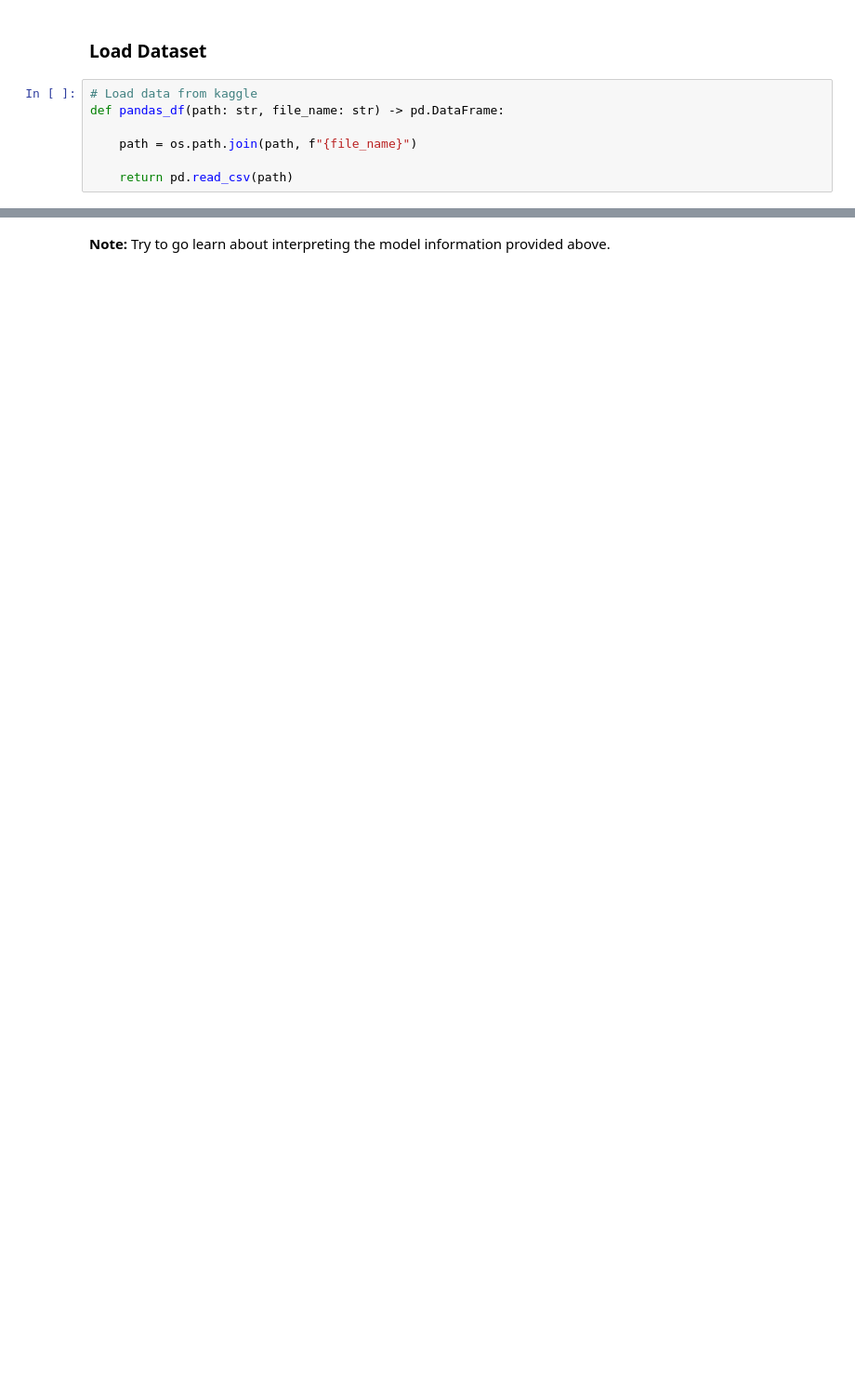
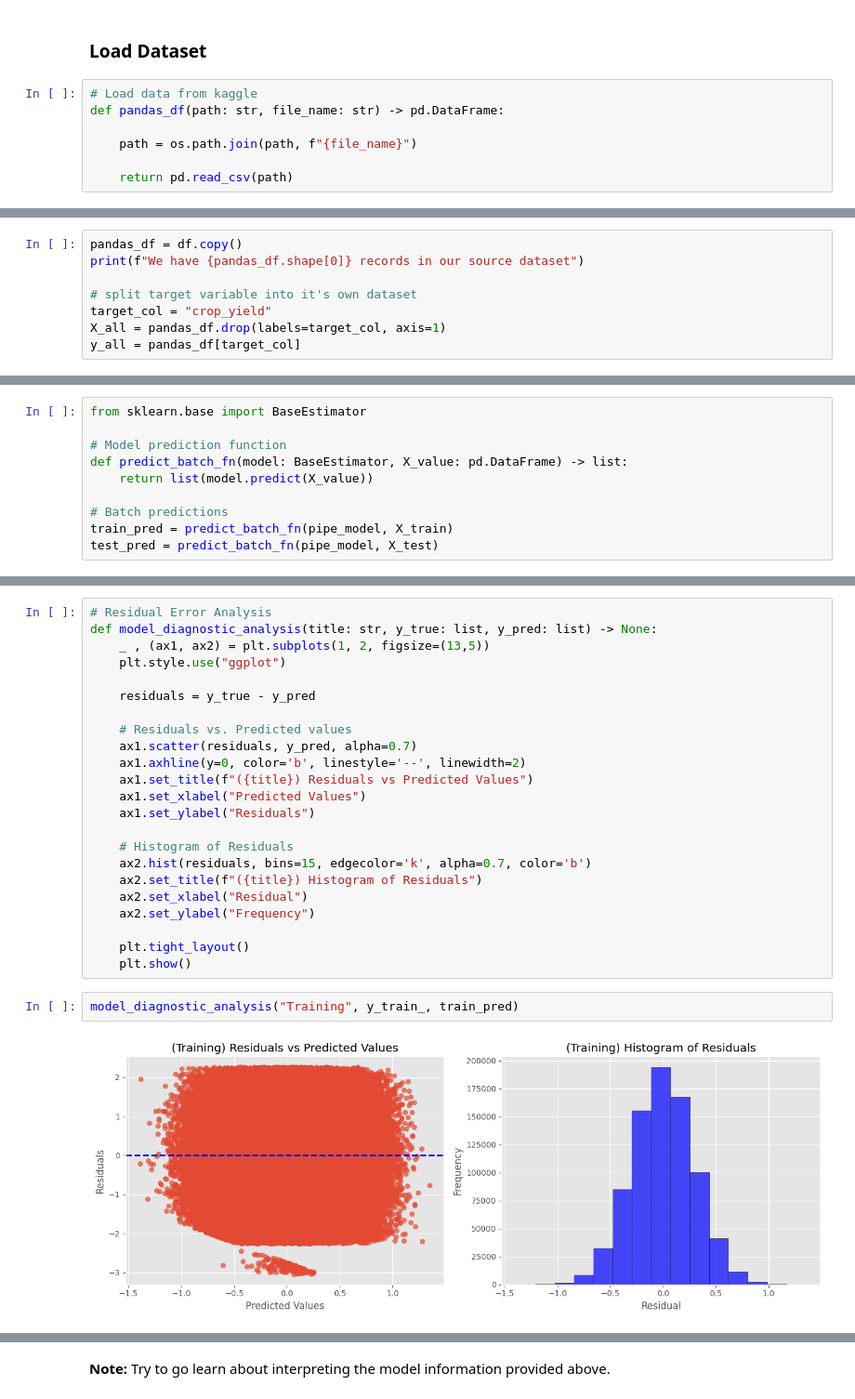
Before and after one commit to SupervisedLearning/regression-crop-yield, a Jupyter notebook: notebook_dev.ipynb, the cells around one changed output, grey strips where cells are left out. Shown: that part at 93% size. Cells and saved outputs as stored; diff of their text form; blank space fills up the shorter version.

```diff
--- a/notebook_dev.ipynb
+++ b/notebook_dev.ipynb
@@ -46,0 +56,8 @@ df.head()
+# %%
+pandas_df = df.copy()
+print(f"We have {pandas_df.shape[0]} records in our source dataset")
+
+# split target variable into it's own dataset
+target_col = "crop_yield"
+X_all = pandas_df.drop(labels=target_col, axis=1)
+y_all = pandas_df[target_col]
@@ -179,0 +149,10 @@ plt.show()
+# %%
+from sklearn.base import BaseEstimator
+
+# Model prediction function
+def predict_batch_fn(model: BaseEstimator, X_value: pd.DataFrame) -> list:
+    return list(model.predict(X_value))
+
+# Batch predictions
+train_pred = predict_batch_fn(pipe_model, X_train)
+test_pred = predict_batch_fn(pipe_model, X_test)
@@ -179,0 +185,27 @@ plt.show()
+# %%
+# Residual Error Analysis
+def model_diagnostic_analysis(title: str, y_true: list, y_pred: list) -> None:
+    _ , (ax1, ax2) = plt.subplots(1, 2, figsize=(13,5))
+    plt.style.use("ggplot")
+
+    residuals = y_true - y_pred
+
+    # Residuals vs. Predicted values
+    ax1.scatter(residuals, y_pred, alpha=0.7)
+    ax1.axhline(y=0, color='b', linestyle='--', linewidth=2)
+    ax1.set_title(f"({title}) Residuals vs Predicted Values")
+    ax1.set_xlabel("Predicted Values")
+    ax1.set_ylabel("Residuals")
+
+    # Histogram of Residuals
+    ax2.hist(residuals, bins=15, edgecolor='k', alpha=0.7, color='b')
+    ax2.set_title(f"({title}) Histogram of Residuals")
+    ax2.set_xlabel("Residual")
+    ax2.set_ylabel("Frequency")
+
+    plt.tight_layout()
+    plt.show()
+# %%
+model_diagnostic_analysis("Training", y_train_, train_pred)
+# %% [output]
+[figure, added]
```
Also changed, not shown: parts of 29 cells of this notebook, 1 other file.
